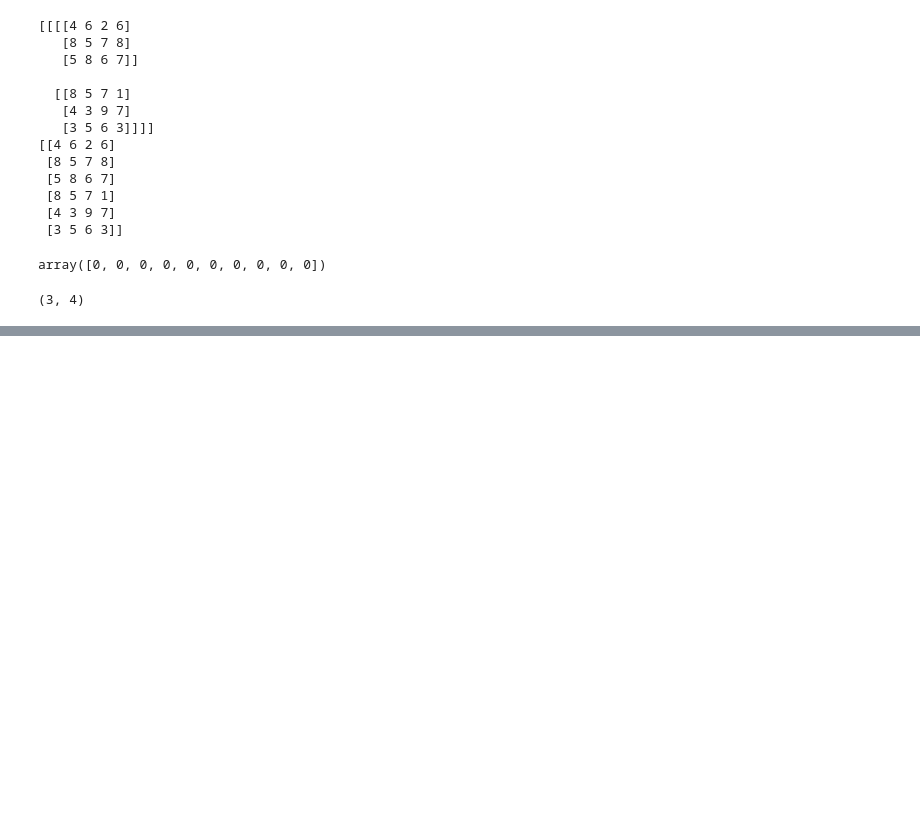
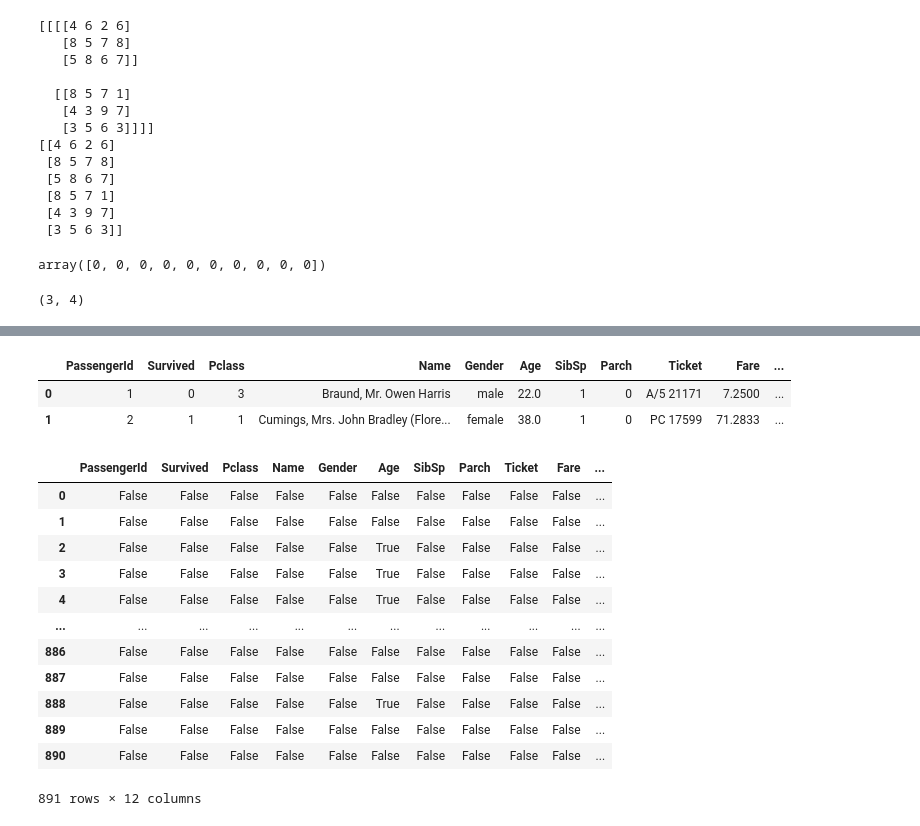
Before and after one commit to abhishek2young/Python-Hands-ON, a Jupyter notebook: python_16.ipynb, the cells around one changed output, grey strips where cells are left out. Saved outputs shown, nothing was run; the diff lists cells and outputs as text; code cells hidden in the pictures; blank space fills up the shorter version.

```diff
--- a/python_16.ipynb
+++ b/python_16.ipynb
@@ -1397,0 +2264,22 @@ arr1.shape
+# %%
+df.head(2)
+# %% [output]
+|  | PassengerId | Survived | Pclass | Name | Gender | Age | SibSp | Parch | Ticket | Fare | ... |
+| 0 | 1 | 0 | 3 | Braund, Mr. Owen Harris | male | 22.0 | 1 | 0 | A/5 21171 | 7.2500 | ... |
+| 1 | 2 | 1 | 1 | Cumings, Mrs. John Bradley (Flore... | female | 38.0 | 1 | 0 | PC 17599 | 71.2833 | ... |
+# %%
+df.isna()
+# %% [output]
+|  | PassengerId | Survived | Pclass | Name | Gender | Age | SibSp | Parch | Ticket | Fare | ... |
+| 0 | False | False | False | False | False | False | False | False | False | False | ... |
+| 1 | False | False | False | False | False | False | False | False | False | False | ... |
+| 2 | False | False | False | False | False | True | False | False | False | False | ... |
+| 3 | False | False | False | False | False | True | False | False | False | False | ... |
+| 4 | False | False | False | False | False | True | False | False | False | False | ... |
+| ... | ... | ... | ... | ... | ... | ... | ... | ... | ... | ... | ... |
+| 886 | False | False | False | False | False | False | False | False | False | False | ... |
+| 887 | False | False | False | False | False | False | False | False | False | False | ... |
+| 888 | False | False | False | False | False | True | False | False | False | False | ... |
+| 889 | False | False | False | False | False | False | False | False | False | False | ... |
+| 890 | False | False | False | False | False | False | False | False | False | False | ... |
+891 rows × 12 columns
```
Also changed, not shown: parts of 192 cells of this notebook.
